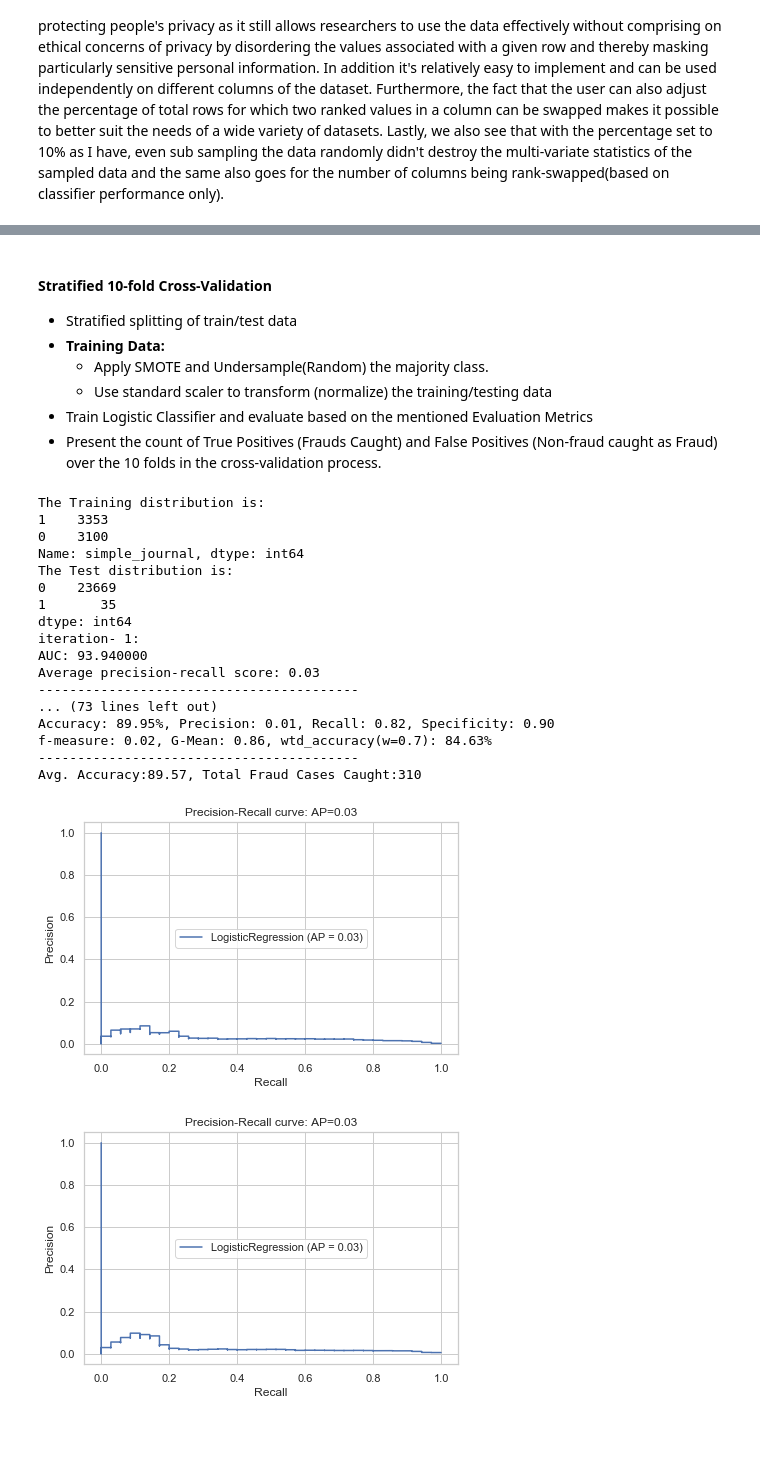
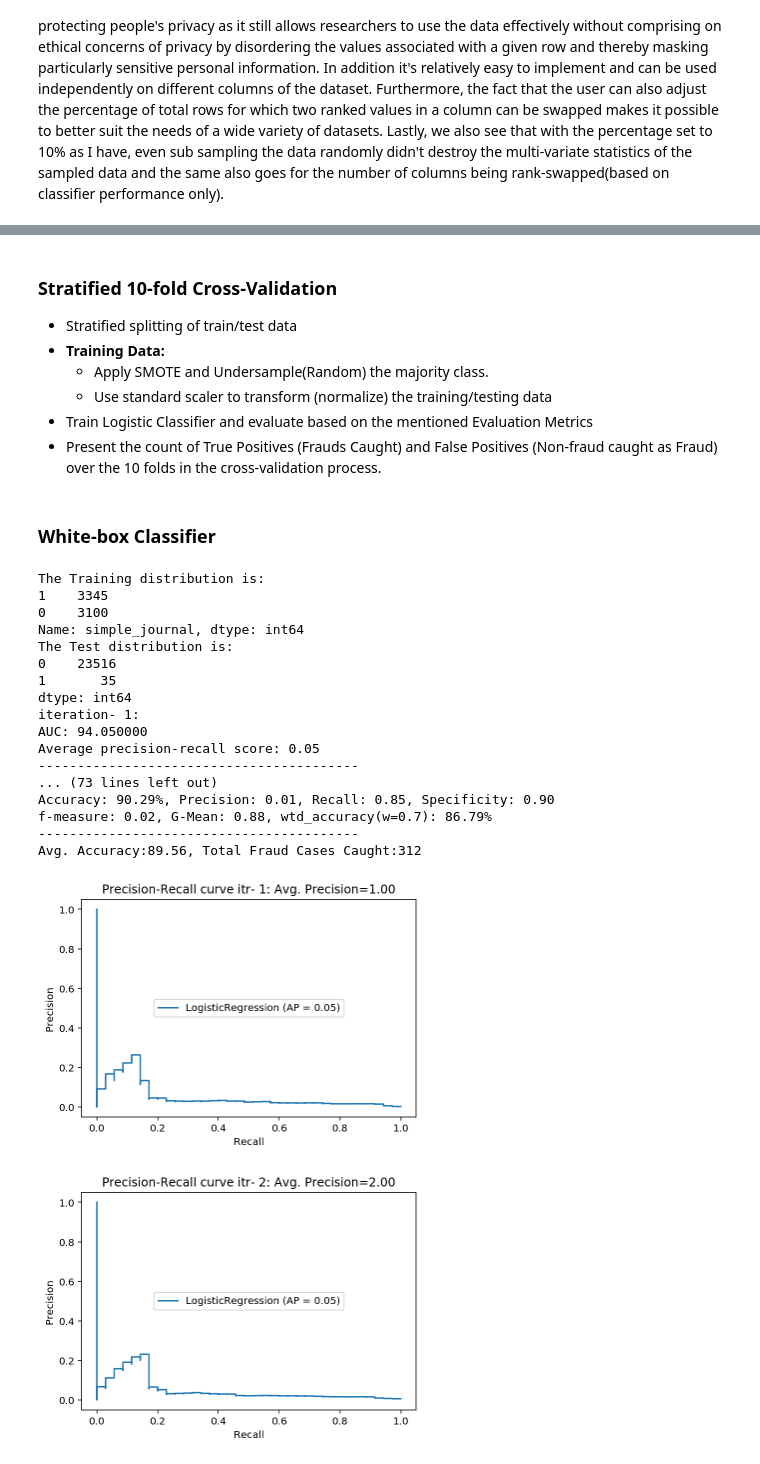
Before and after one commit to adityakunar/cda-2021, a Jupyter notebook: Assignment-1/Lab1_Master.ipynb, the cells around one changed output, grey strips where cells are left out. Cells and saved outputs as stored; diff of their text form; code cells hidden in the pictures; blank space fills up the shorter version.

Commit message:
Added whitebox write up

```diff
--- a/Assignment-1/Lab1_Master.ipynb
+++ b/Assignment-1/Lab1_Master.ipynb
@@ -1692 +1703,8 @@ df2.drop(['ecom_txn','contauth_txn','pos_txn', 'countries_unequal', 'day_year_mo
+# %%
+# Apply feature engineering
+df2 = feature_engineer(df1)
+# If not then uncomment the following line and comment the previous line
+# df2 = df1.copy()
+# Applying outlier removal function to the dataset.
+df2 = curtail_outliers(df2)
 # %% [markdown]
@@ -1718,7 +1736,7 @@ def eval_metrics(tn, fp, fn, tp,y_score,y_test):
                                                                               weighted_accuracy*100))
     print('-----------------------------------------')
 # %% [markdown]
-#### Stratified 10-fold Cross-Validation
+### Stratified 10-fold Cross-Validation
 - Stratified splitting of train/test data
 - **Training Data:**
     - Apply SMOTE and Undersample(Random) the majority class.
@@ -1747,6 +1765,8 @@ def stratified_k_fold_cv(X, y, k):
         y_test_folds.append(y_test_fold)
 
     return X_train_folds, X_test_folds, y_train_folds, y_test_folds
+# %% [markdown]
+### White-box Classifier
 # %%
 # Stratified Cross-Validation with SMOTEing and Majority Undersampling
 # NOTE: This code-block takes around 10-15 minutes to execute
@@ -1760,6 +1780,7 @@ itr = 0
 fp_over_folds = 0
 fraud_over_folds = 0
 accuracy_over_folds = np.zeros(10)
+
 
 for X_train, X_test, y_train, y_test in zip(X_train_folds, X_test_folds, Y_train_folds, Y_test_folds):
 
@@ -1789,41 +1810,41 @@ for X_train, X_test, y_train, y_test in zip(X_train_folds, X_test_folds, Y_train
     print('iteration- %d:' %(itr+1))
     print('AUC: %f'%(round(auc*100,2)))
 
 
     tn, fp, fn, tp = confusion_matrix(y_test,y_pred).ravel()
     y_score = clf.decision_function(X_test)
 
     average_precision=eval_metrics(tn, fp, fn, tp,y_score,y_test)
 
     disp = plot_precision_recall_curve(clf, X_test, y_test)
-    disp.ax_.set_title('Precision-Recall curve: '
-                   'AP={0:0.2f}'.format(average_precision))
+    disp.ax_.set_title('Precision-Recall curve itr-{0:2d}: '
+                   'Avg. Precision={0:0.2f}'.format(itr+1, average_precision))
     disp.ax_.legend(loc=10)
 
 
     itr = itr + 1
     fp_over_folds = fp_over_folds + fp
     fraud_over_folds = fraud_over_folds + tp
 
 avg_accuracy = np.sum(accuracy_over_folds)/len(accuracy_over_folds)*100
 print("Avg. Accuracy:%1.2f, Total Fraud Cases Caught:%d" %(avg_accuracy, fraud_over_folds))
 # %% [output]
 The Training distribution is:
-1    3353
+1    3345
 0    3100
 Name: simple_journal, dtype: int64
 The Test distribution is:
-0    23669
+0    23516
 1       35
 dtype: int64
 iteration- 1:
-AUC: 93.940000
-Average precision-recall score: 0.03
+AUC: 94.050000
+Average precision-recall score: 0.05
 -----------------------------------------
 ... (73 lines left out)
-Accuracy: 89.95%, Precision: 0.01, Recall: 0.82, Specificity: 0.90
-f-measure: 0.02, G-Mean: 0.86, wtd_accuracy(w=0.7): 84.63%
+Accuracy: 90.29%, Precision: 0.01, Recall: 0.85, Specificity: 0.90
+f-measure: 0.02, G-Mean: 0.88, wtd_accuracy(w=0.7): 86.79%
 -----------------------------------------
-Avg. Accuracy:89.57, Total Fraud Cases Caught:310
+Avg. Accuracy:89.56, Total Fraud Cases Caught:312
-[figure, old version]
+[figure, new version]
-[figure, old version]
+[figure, new version]
```
Also changed, not shown: parts of 15 cells of this notebook.
